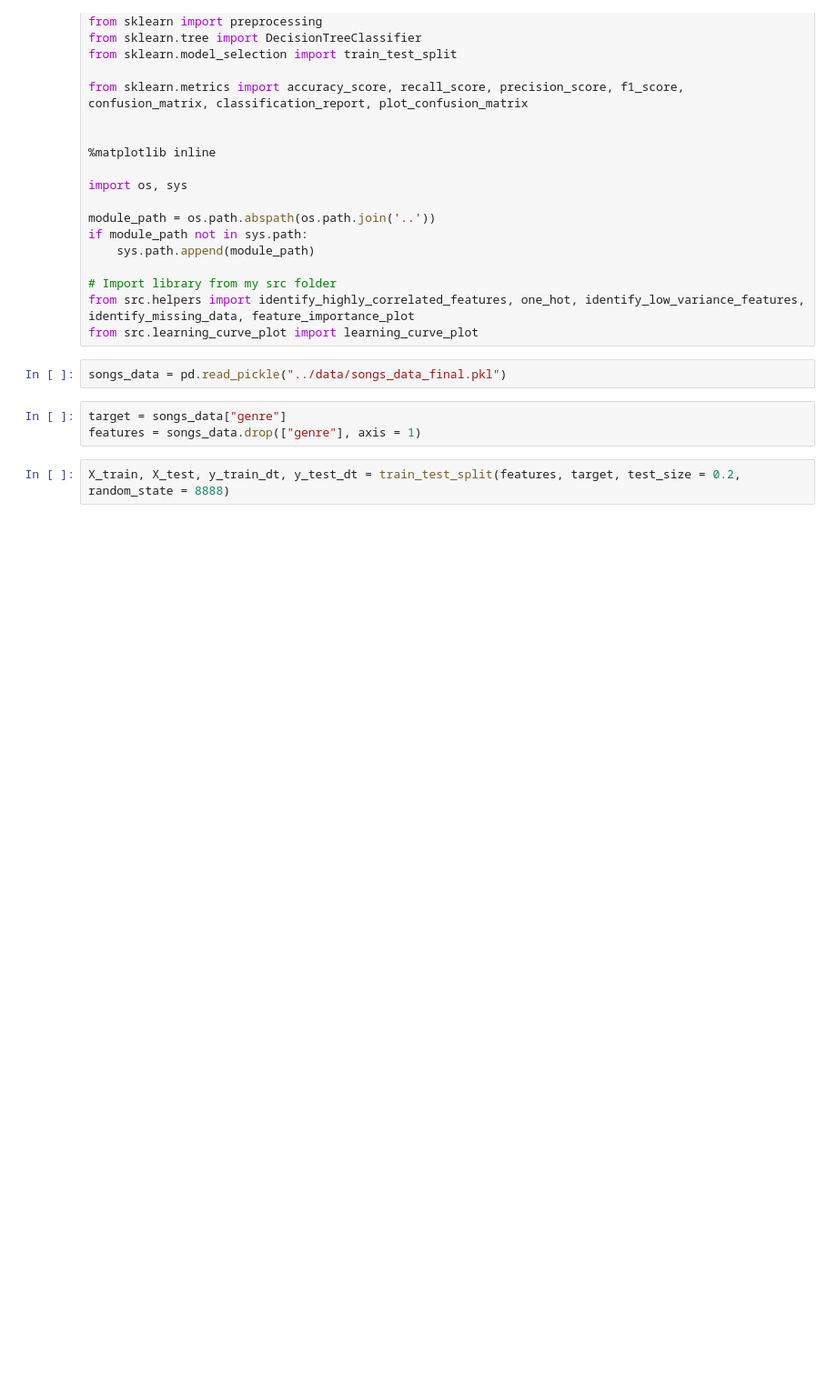
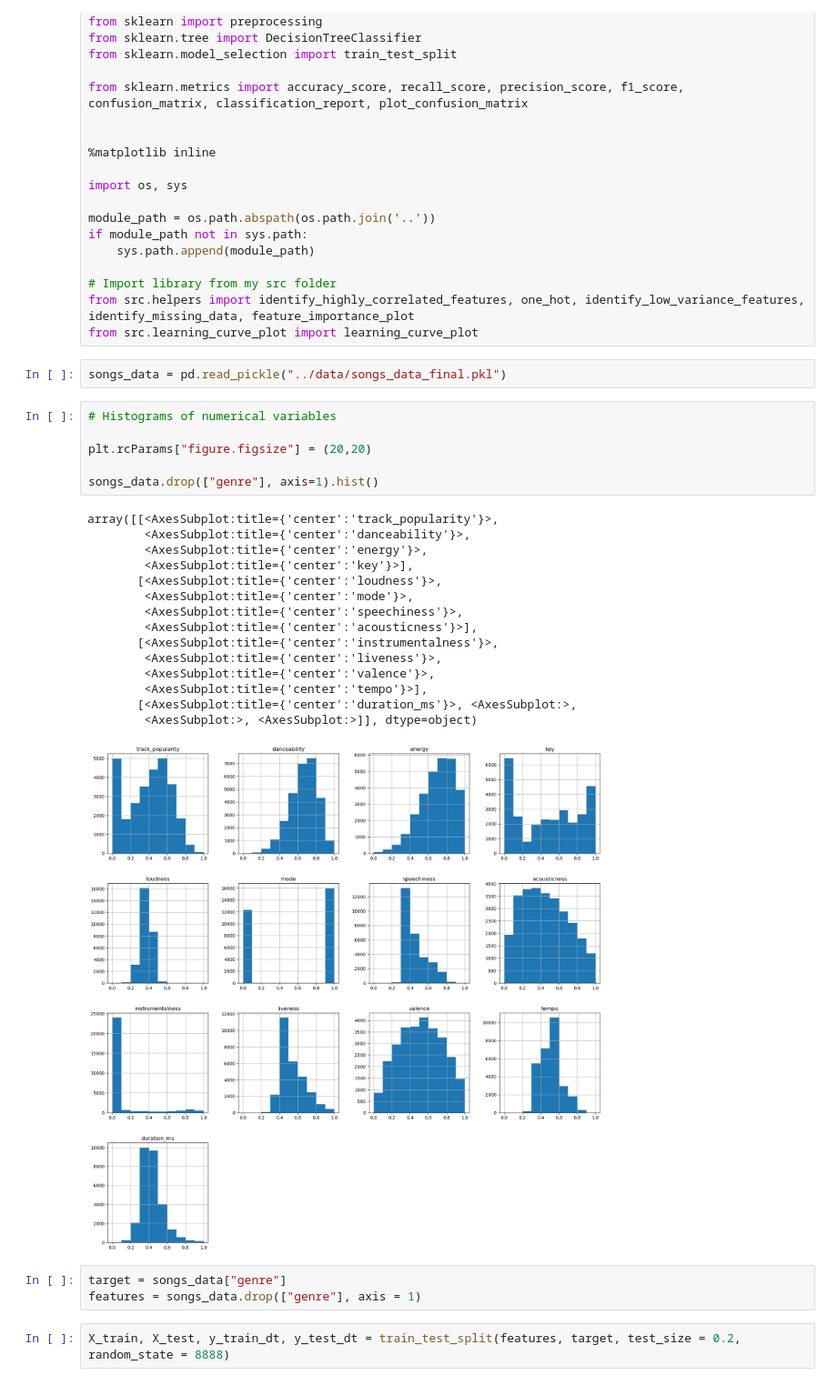
Before and after one commit to OscarOchoaS/Machine_Learning_Project, a Jupyter notebook: notebooks/4_model_1.ipynb, the cells around one changed output. Shown at 91% size. Saved outputs shown, nothing was run; the diff lists cells and outputs as text; blank space fills up the shorter version.

```diff
--- a/notebooks/4_model_1.ipynb
+++ b/notebooks/4_model_1.ipynb
@@ -36,6 +36,28 @@ from src.helpers import identify_highly_correlated_features, one_hot, identify_l
 from src.learning_curve_plot import learning_curve_plot
 # %%
 songs_data = pd.read_pickle("../data/songs_data_final.pkl")
+# %%
+# Histograms of numerical variables
+
+plt.rcParams["figure.figsize"] = (20,20)
+
+songs_data.drop(["genre"], axis=1).hist()
+# %% [output]
+array([[<AxesSubplot:title={'center':'track_popularity'}>,
+        <AxesSubplot:title={'center':'danceability'}>,
+        <AxesSubplot:title={'center':'energy'}>,
+        <AxesSubplot:title={'center':'key'}>],
+       [<AxesSubplot:title={'center':'loudness'}>,
+        <AxesSubplot:title={'center':'mode'}>,
+        <AxesSubplot:title={'center':'speechiness'}>,
+        <AxesSubplot:title={'center':'acousticness'}>],
+       [<AxesSubplot:title={'center':'instrumentalness'}>,
+        <AxesSubplot:title={'center':'liveness'}>,
+        <AxesSubplot:title={'center':'valence'}>,
+        <AxesSubplot:title={'center':'tempo'}>],
+       [<AxesSubplot:title={'center':'duration_ms'}>, <AxesSubplot:>,
+        <AxesSubplot:>, <AxesSubplot:>]], dtype=object)
+[figure, added]
 # %%
 target = songs_data["genre"]
 features = songs_data.drop(["genre"], axis = 1)
```
Also changed, not shown: parts of 18 cells of this notebook, 6 other files.
